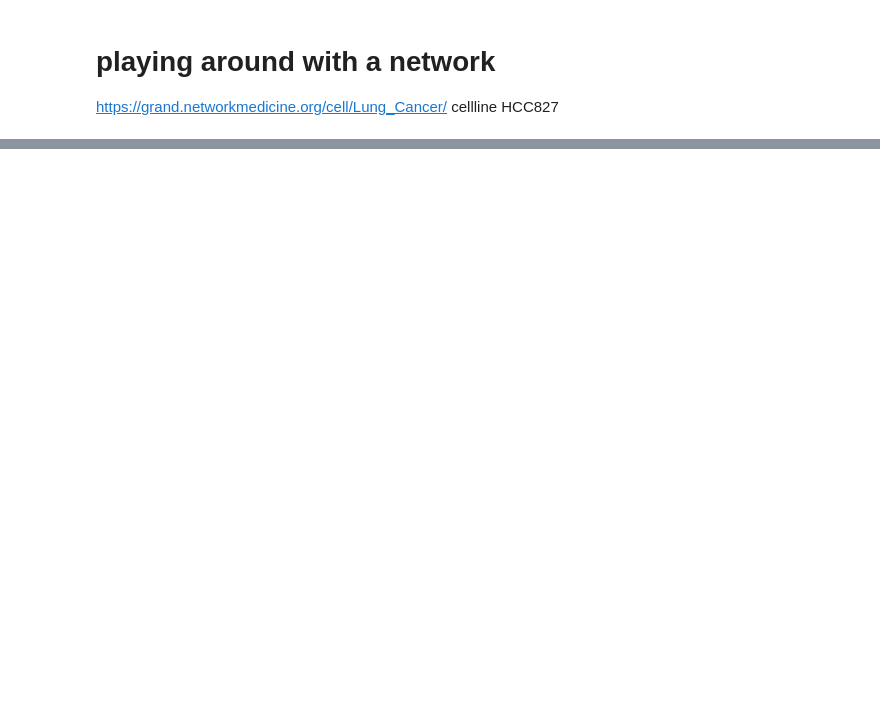
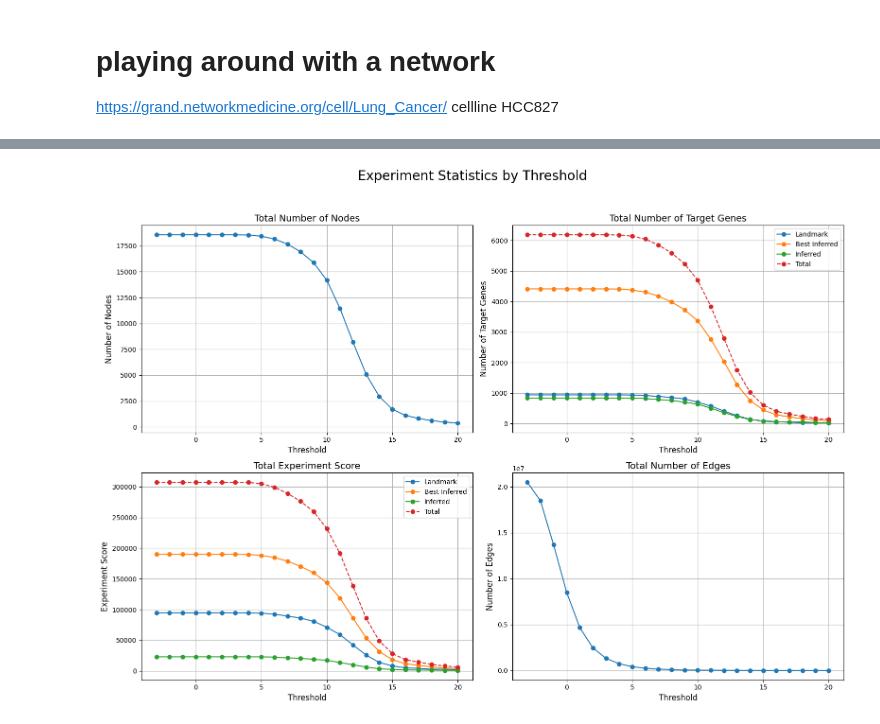
Before and after one commit to joh-dah/source_detection_in_grns, a Jupyter notebook: data_exploration/network_analysis/filter_edges.ipynb, the cells around one changed output, grey strips where cells are left out. Drawn from its saved outputs; the diff is of its cells as text; code cells hidden in the pictures; blank space fills up the shorter version.

```diff
--- a/data_exploration/network_analysis/filter_edges.ipynb
+++ b/data_exploration/network_analysis/filter_edges.ipynb
@@ -85,0 +233,3 @@ plt.show()
+# %%
+# create the directed graph
+G = create_directed_graph(adj)
@@ -85,0 +284,6 @@ plt.show()
+# %%
+# Set thresholds for filtering edges
+thresholds = [-3,-2,-1,0, 1, 2, 3, 4, 5, 6, 7, 8, 9, 10, 11, 12, 13, 14, 15, 16, 17, 18, 19, 20]
+# %%
+# Collect statistics for each threshold
+statistics_list = collect_statistics(thresholds, G)
@@ -85,0 +308,5 @@ plt.show()
+# %%
+# Plot the statistics
+plot_statistics_list(statistics_list, thresholds)
+# %% [output]
+[figure, added]
```
Also changed, not shown: parts of 21 cells of this notebook, 3 other files.
